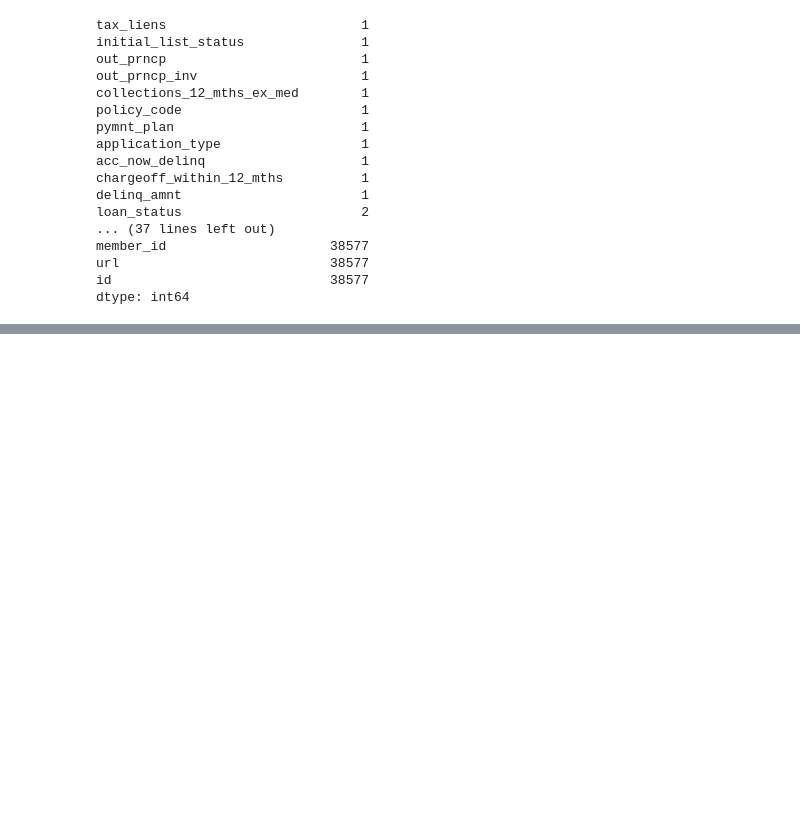
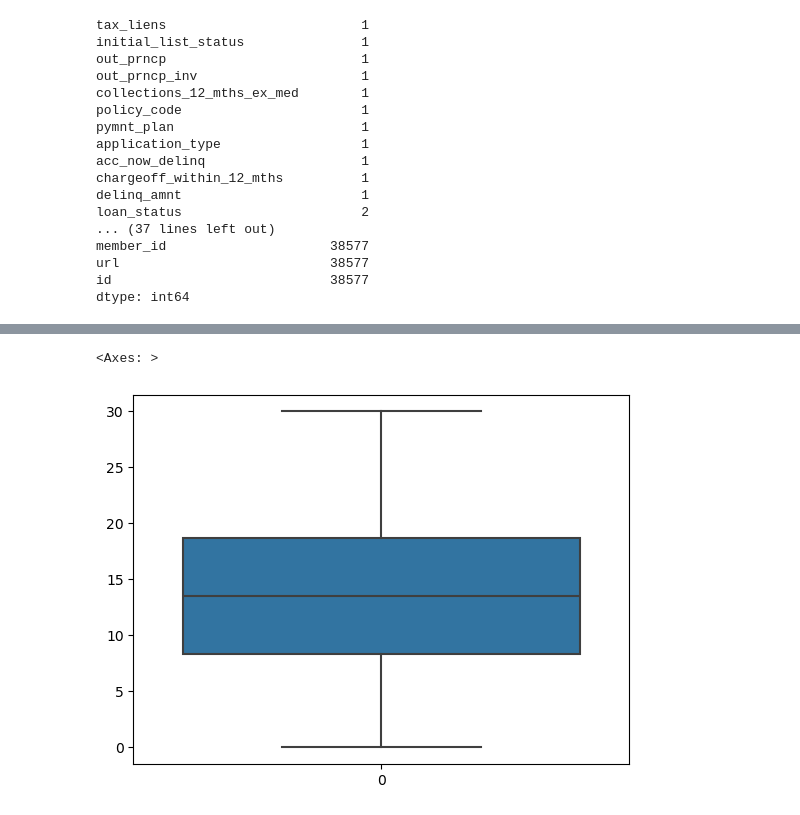
Before and after one commit to karthikgadepalli/LendingClubCaseStudy, a Jupyter notebook: LendingClubCaseStudyAnalysis.ipynb, the cells around one changed output, grey strips where cells are left out. Saved outputs shown, nothing was run; the diff lists cells and outputs as text; code cells hidden in the pictures; blank space fills up the shorter version.

```diff
--- a/LendingClubCaseStudyAnalysis.ipynb
+++ b/LendingClubCaseStudyAnalysis.ipynb
@@ -389,0 +474,6 @@ Bivariate
+# %%
+# Outlier check for dti
+sns.boxplot(loandfNew['dti'])
+# %% [output]
+<Axes: >
+[figure, added]
```
Also changed, not shown: parts of 34 cells of this notebook.
